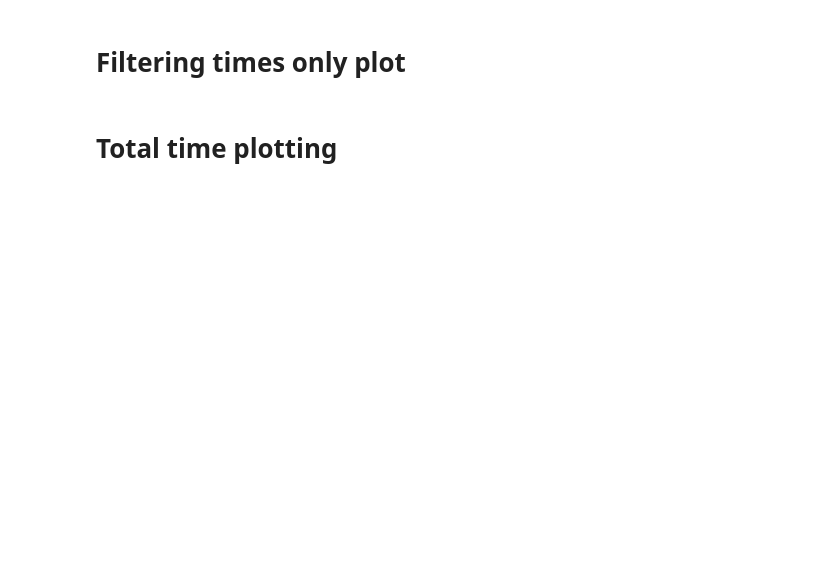
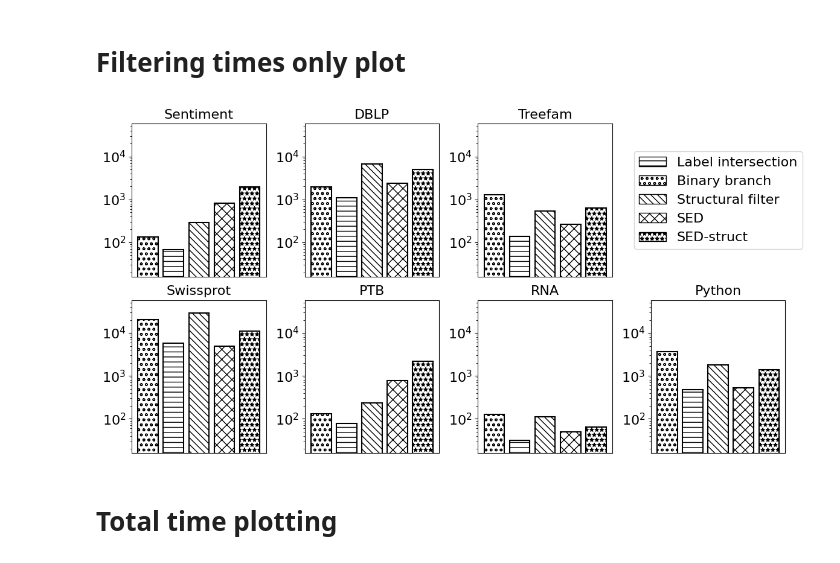
Before and after one commit to LukMRVC/ted-search, a Jupyter notebook: article/graphs.ipynb, the cells around one changed output. Cells and saved outputs as stored; diff of their text form; code cells hidden in the pictures; blank space fills up the shorter version.

Commit message:
Increase font size on plots

```diff
--- a/article/graphs.ipynb
+++ b/article/graphs.ipynb
@@ -96,36 +104,38 @@ filter_df = filter_df.sort_values('algorithm')
 # Calculate global min and max for normalization
 global_min = filter_df['filter_time_ms'].min()
 global_max = filter_df['filter_time_ms'].max()
 
-fig, axes = plt.subplots(2, 4, figsize=(20, 8))
+fig, axes = plt.subplots(2, 4, figsize=(12, 6))
 axes = axes.ravel()
 
 for idx, dataset in enumerate(real_datasets):
   dataset_data = filter_df[filter_df['dataset'] == (dataset.capitalize() if dataset not in ('dblp', 'rna', 'ptb') else dataset.upper())]
   ax = axes[idx + (1 if idx >= 3 else 0)]
 
   for i, (algorithm, group) in enumerate(dataset_data.groupby('algorithm', sort=False)):
     bar = ax.bar(i, group['filter_time_ms'].values[0], color='white', edgecolor='black', linewidth=1.5, hatch=hatch_patterns[algorithm])
 
   ax.set_xticks([])
-  ax.tick_params(axis='y', labelsize=14)
+  ax.tick_params(axis='y', labelsize=16)
   ax.set_title(dataset.capitalize() if dataset not in ('dblp', 'rna', 'ptb') else dataset.upper(), fontsize=16)
   ax.set_yscale('log')
   ax.set_ylim(global_min * 0.5, global_max * 2)
 
 # Use the last subplot for the legend
 from matplotlib.patches import Patch
 legend_elements = [Patch(facecolor='white', edgecolor='black', hatch=hatch, label=alg)
                    for alg, hatch in hatch_patterns.items()]
 
 axes[3].axis('off')
-axes[3].legend(handles=legend_elements, loc='center', fontsize=14, frameon=True)
+axes[3].legend(handles=legend_elements, loc='center', fontsize=16, frameon=True)
 
 
 plt.tight_layout()
 plt.savefig('filter_query_times_real_datasets.pdf', format='pdf')
 
 plt.show()
+# %% [output]
+[figure, added]
 # %% [markdown]
 # Total time plotting
 # %%
```
Also changed, not shown: parts of 18 cells of this notebook.
